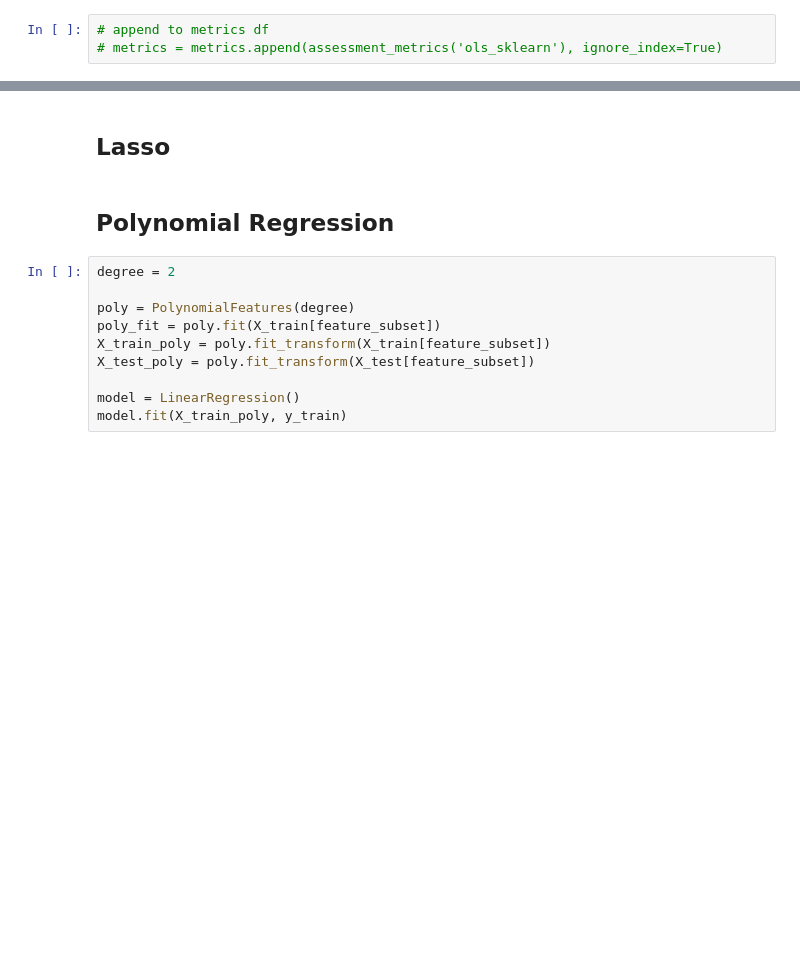
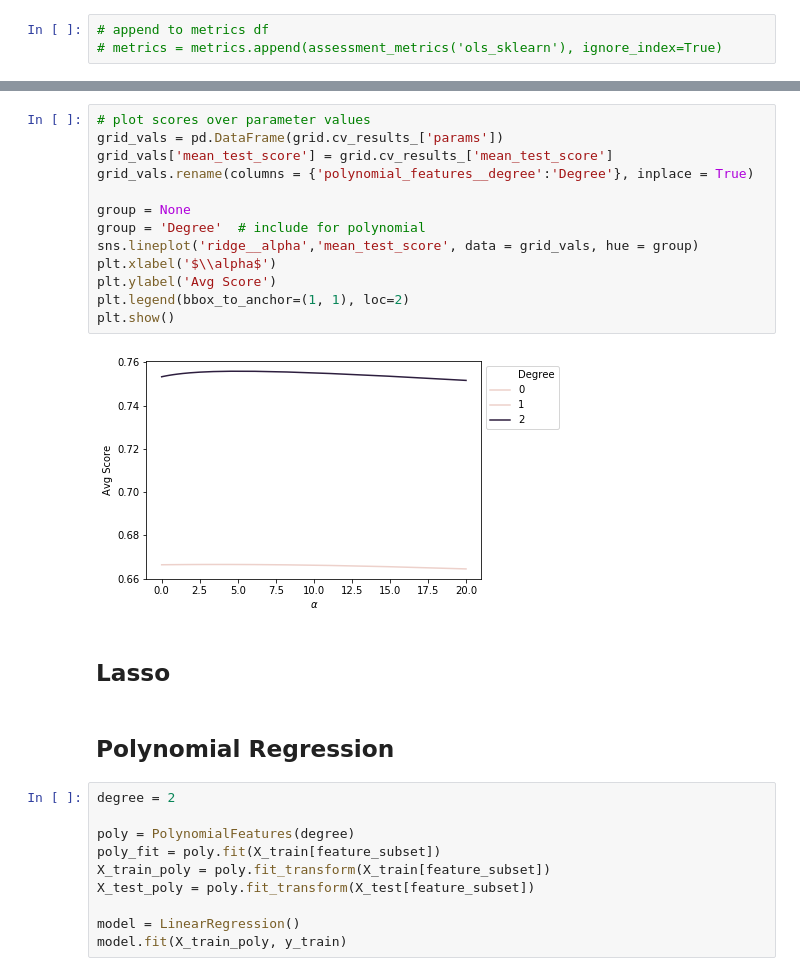
Before and after one commit to prudolph1/regression_base_code, a Jupyter notebook: regression_methods.ipynb, the cells around one changed output, grey strips where cells are left out. Saved outputs shown, nothing was run; the diff lists cells and outputs as text; blank space fills up the shorter version.

```diff
--- a/regression_methods.ipynb
+++ b/regression_methods.ipynb
@@ -397,3 +417,18 @@ Text(0.5, 0, '$\\alpha$')
+# %%
+# plot scores over parameter values
+grid_vals = pd.DataFrame(grid.cv_results_['params'])
+grid_vals['mean_test_score'] = grid.cv_results_['mean_test_score']
+grid_vals.rename(columns = {'polynomial_features__degree':'Degree'}, inplace = True)
+
+group = None
+group = 'Degree'  # include for polynomial
+sns.lineplot('ridge__alpha','mean_test_score', data = grid_vals, hue = group)
+plt.xlabel('$\\alpha$')
+plt.ylabel('Avg Score')
+plt.legend(bbox_to_anchor=(1, 1), loc=2)
+plt.show()
+# %% [output]
+[figure, added]
 # %% [markdown]
 ## Lasso
 # %% [markdown]
```
Also changed, not shown: parts of 14 cells of this notebook.
